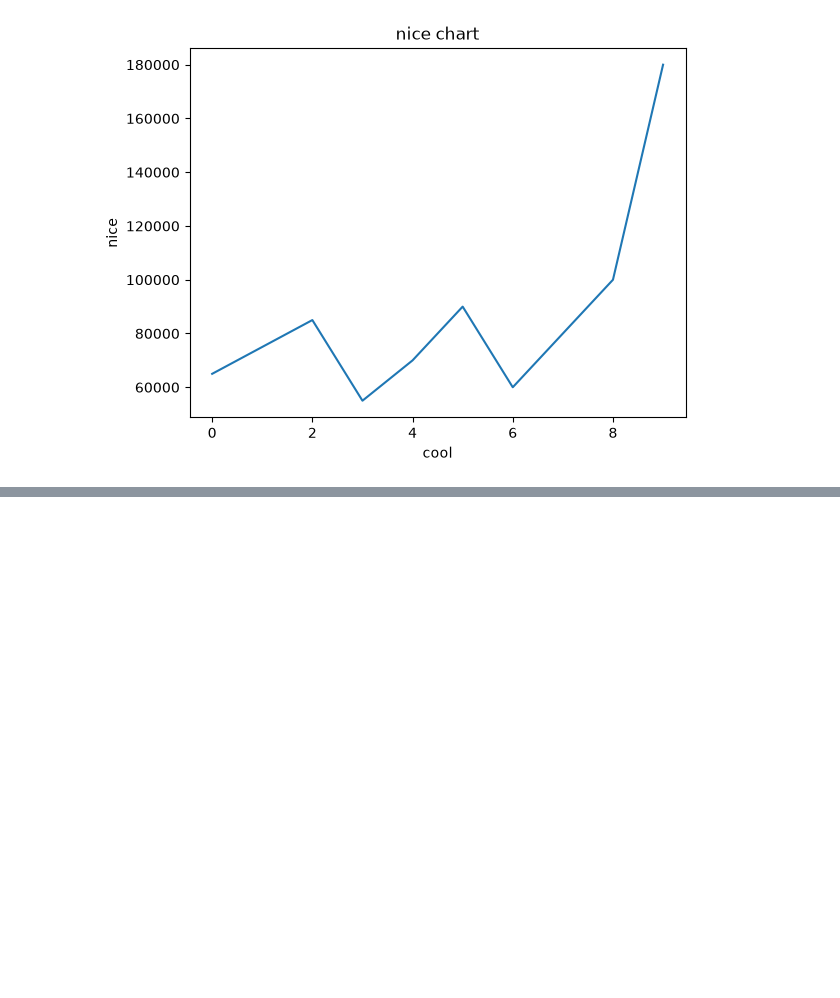
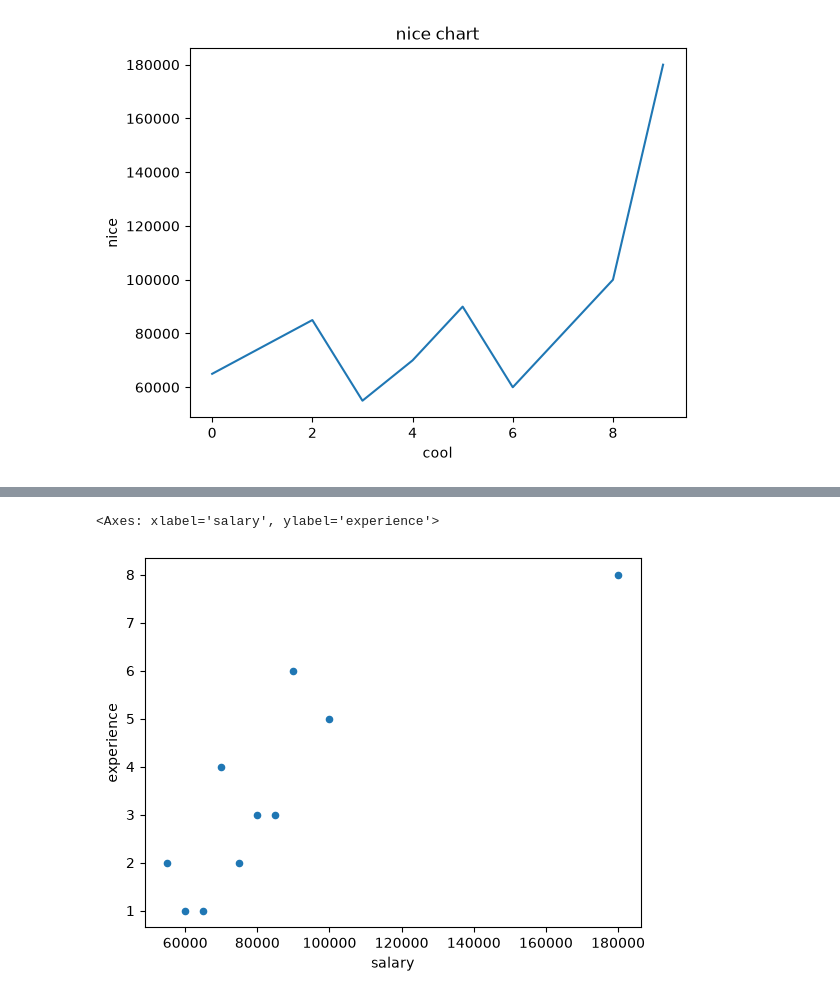
Before and after one commit to anhquang2605/Python-Learning, a Jupyter notebook: day 11.ipynb, the cells around one changed output, grey strips where cells are left out. Drawn from its saved outputs; the diff is of its cells as text; code cells hidden in the pictures; blank space fills up the shorter version.

```diff
--- a/day 11.ipynb
+++ b/day 11.ipynb
@@ -81,0 +92,5 @@ df.groupby('department')['salary'].mean().plot(kind='bar')
+# %%
+df.plot(kind='scatter', x='salary', y='experience')
+# %% [output]
+<Axes: xlabel='salary', ylabel='experience'>
+[figure, added]
```
Also changed, not shown: parts of 2 cells of this notebook, 2 other files.
